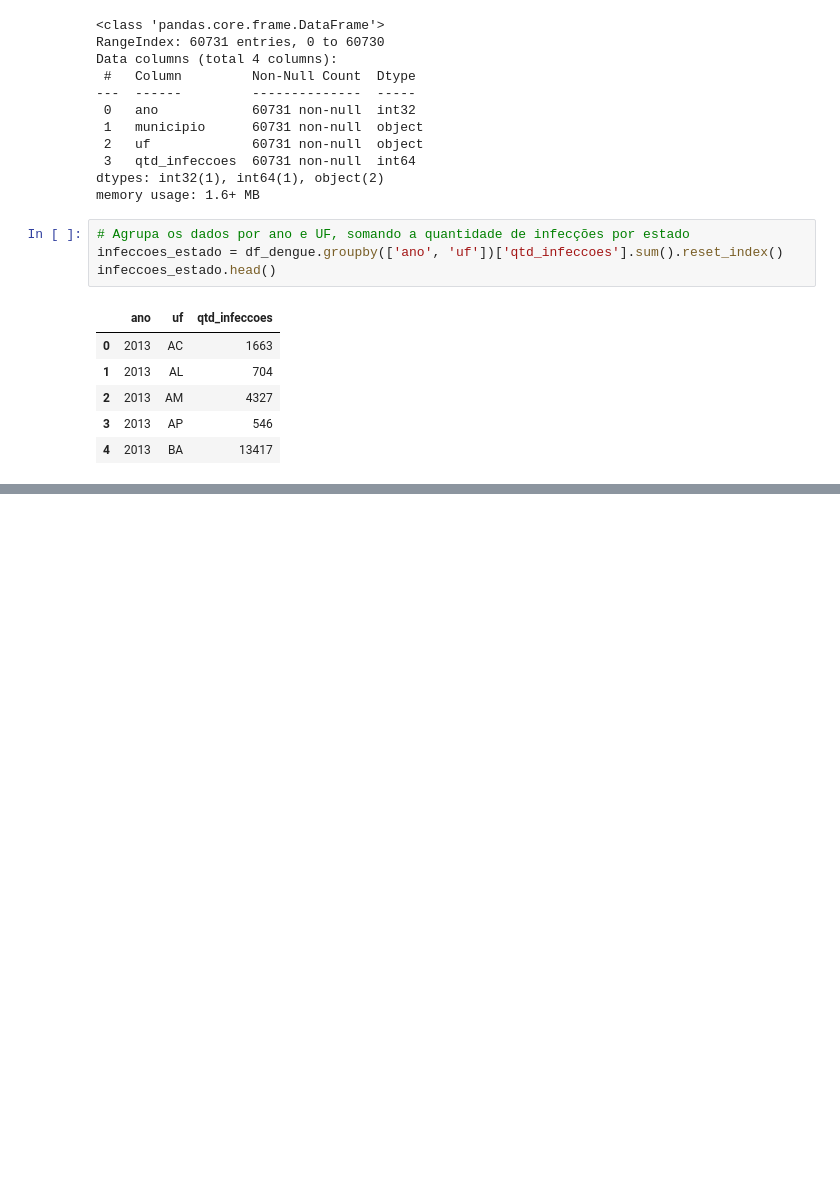
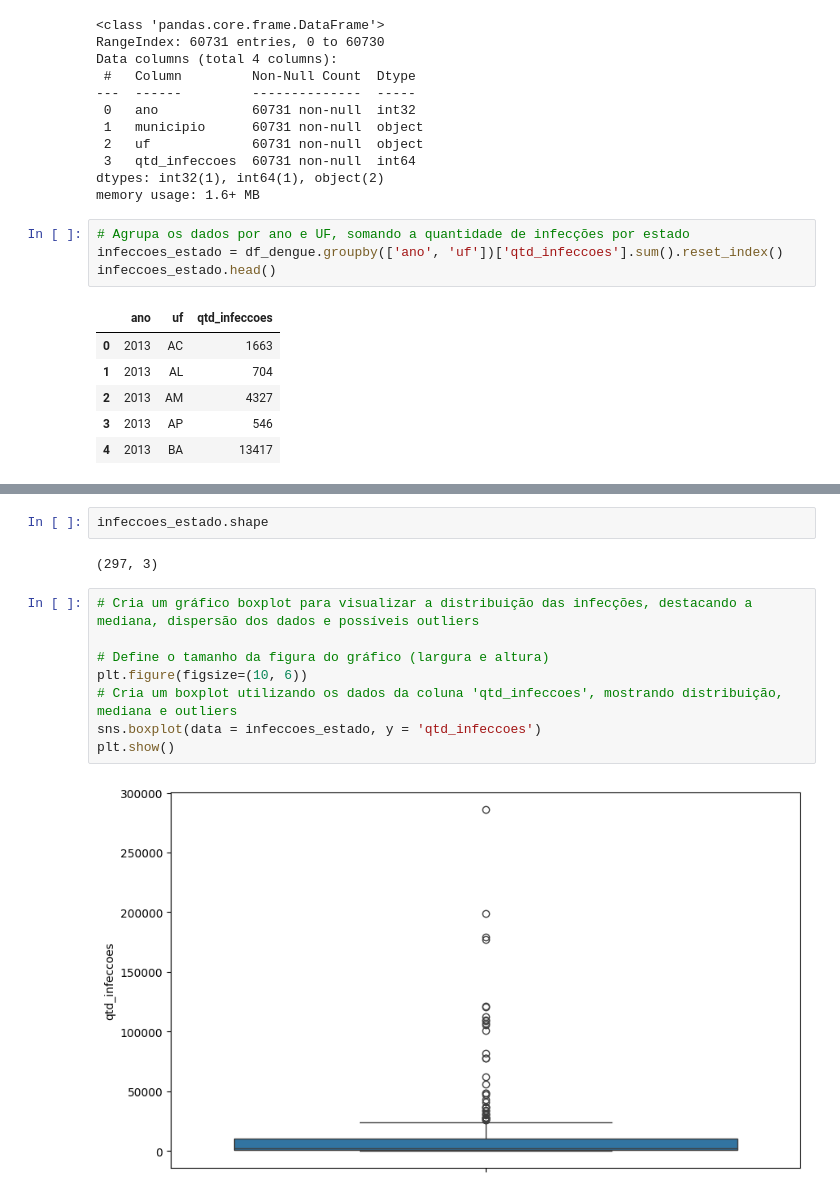
Before and after one commit to AleLucasG/Pos_Tech_FIAP_Data_Analytics, a Jupyter notebook: 01-data-analytics/handson/handson-01-analise-dados-storytelling/Dengue_Brasil.ipynb, the cells around one changed output, grey strips where cells are left out. Saved outputs shown, nothing was run; the diff lists cells and outputs as text; blank space fills up the shorter version.

Commit message:
Conclusão Aula 3 - Analisando dados com python III

```diff
--- a/01-data-analytics/handson/handson-01-analise-dados-storytelling/Dengue_Brasil.ipynb
+++ b/01-data-analytics/handson/handson-01-analise-dados-storytelling/Dengue_Brasil.ipynb
@@ -161,0 +195,14 @@ infeccoes_estado.head()
+# %%
+infeccoes_estado.shape
+# %% [output]
+(297, 3)
+# %%
+# Cria um gráfico boxplot para visualizar a distribuição das infecções, destacando a mediana, dispersão dos dados e possíveis outliers
+
+# Define o tamanho da figura do gráfico (largura e altura)
+plt.figure(figsize=(10, 6))
+# Cria um boxplot utilizando os dados da coluna 'qtd_infeccoes', mostrando distribuição, mediana e outliers
+sns.boxplot(data = infeccoes_estado, y = 'qtd_infeccoes')
+plt.show()
+# %% [output]
+[figure, added]
```
Also changed, not shown: parts of 13 cells of this notebook.
